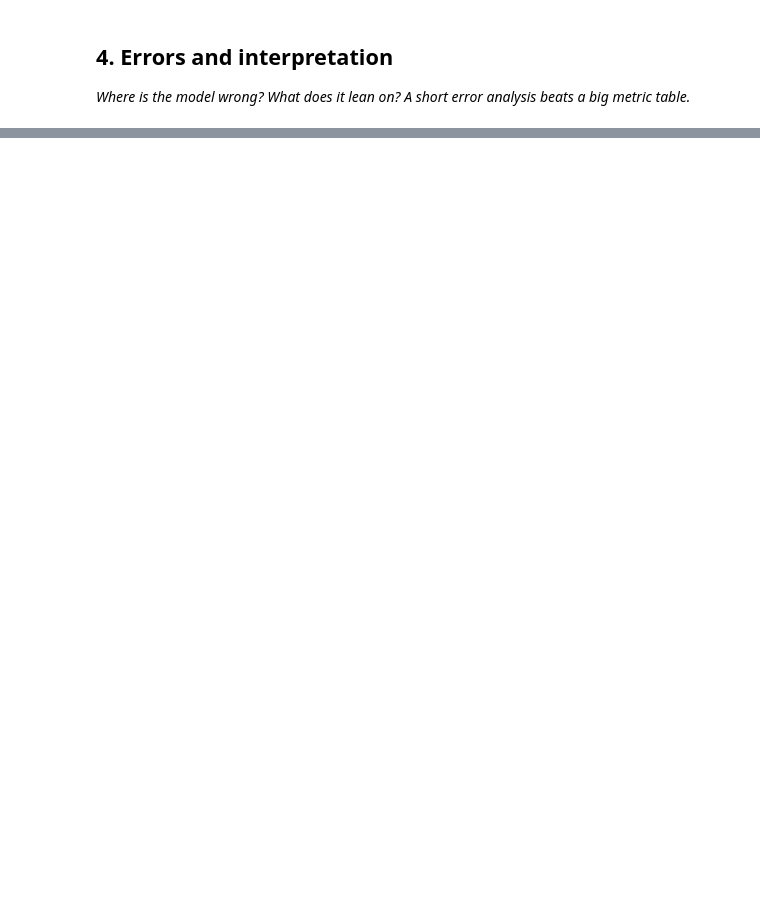
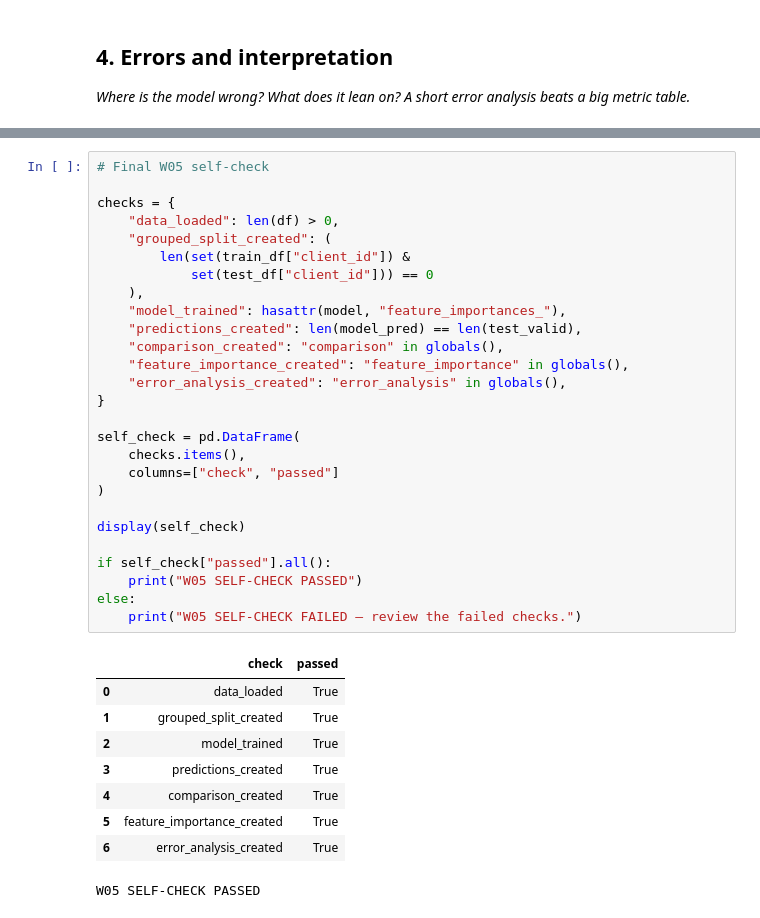
Before and after one commit to riteshy1526/flyrank-internship-ml, a Jupyter notebook: work/notebooks/w05_model.ipynb, the cells around one changed output, grey strips where cells are left out. Saved outputs shown, nothing was run; the diff lists cells and outputs as text; blank space fills up the shorter version.

```diff
--- a/work/notebooks/w05_model.ipynb
+++ b/work/notebooks/w05_model.ipynb
@@ -46,0 +458,37 @@ Before you submit, confirm each line honestly:
+# %%
+# Final W05 self-check
+
+checks = {
+    "data_loaded": len(df) > 0,
+    "grouped_split_created": (
+        len(set(train_df["client_id"]) &
+            set(test_df["client_id"])) == 0
+    ),
+    "model_trained": hasattr(model, "feature_importances_"),
+    "predictions_created": len(model_pred) == len(test_valid),
+    "comparison_created": "comparison" in globals(),
+    "feature_importance_created": "feature_importance" in globals(),
+    "error_analysis_created": "error_analysis" in globals(),
+}
+
+self_check = pd.DataFrame(
+    checks.items(),
+    columns=["check", "passed"]
+)
+
+display(self_check)
+
+if self_check["passed"].all():
+    print("W05 SELF-CHECK PASSED")
+else:
+    print("W05 SELF-CHECK FAILED — review the failed checks.")
+# %% [output]
+|  | check | passed |
+| 0 | data_loaded | True |
+| 1 | grouped_split_created | True |
+| 2 | model_trained | True |
+| 3 | predictions_created | True |
+| 4 | comparison_created | True |
+| 5 | feature_importance_created | True |
+| 6 | error_analysis_created | True |
+W05 SELF-CHECK PASSED
```
Also changed, not shown: parts of 18 cells of this notebook.
